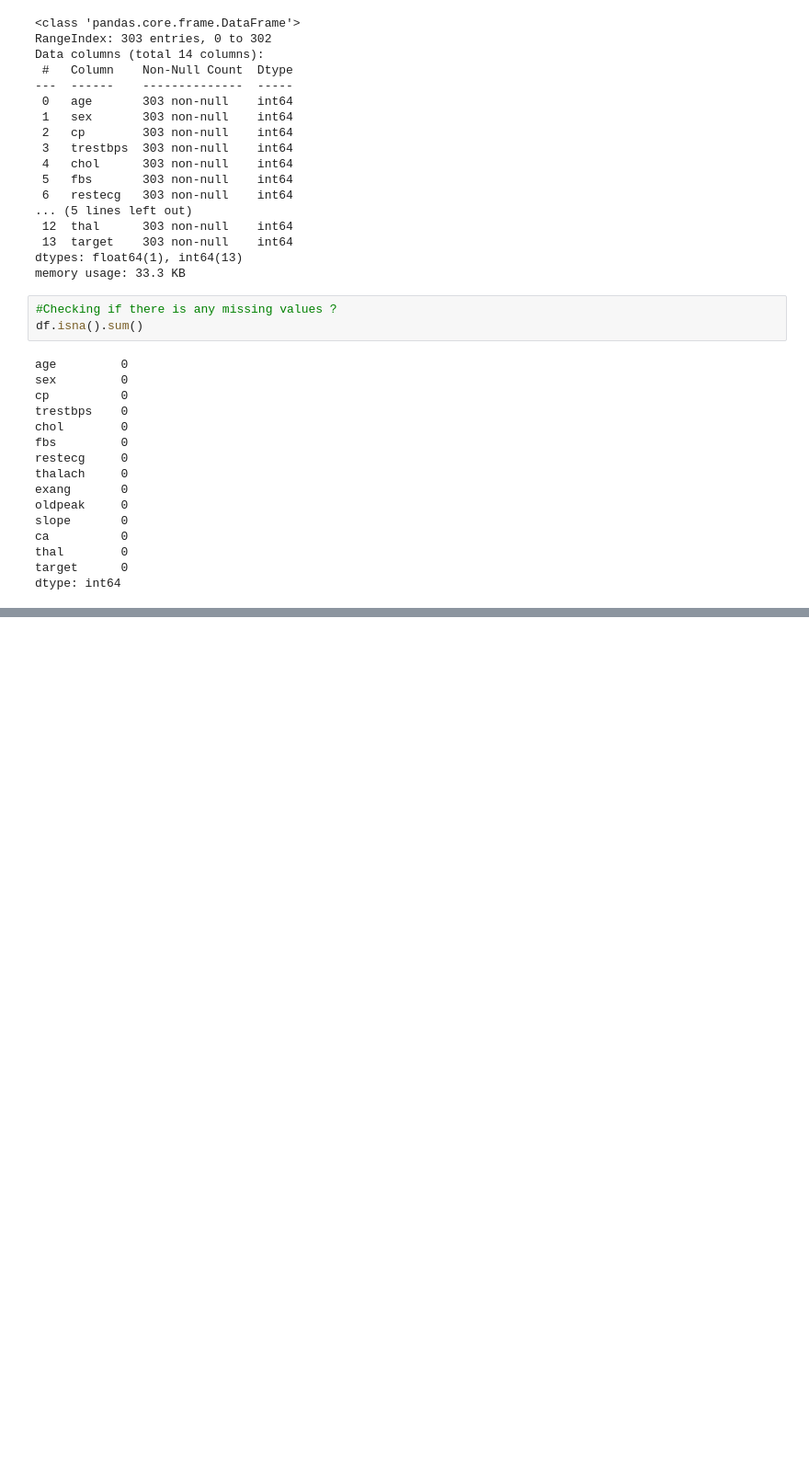
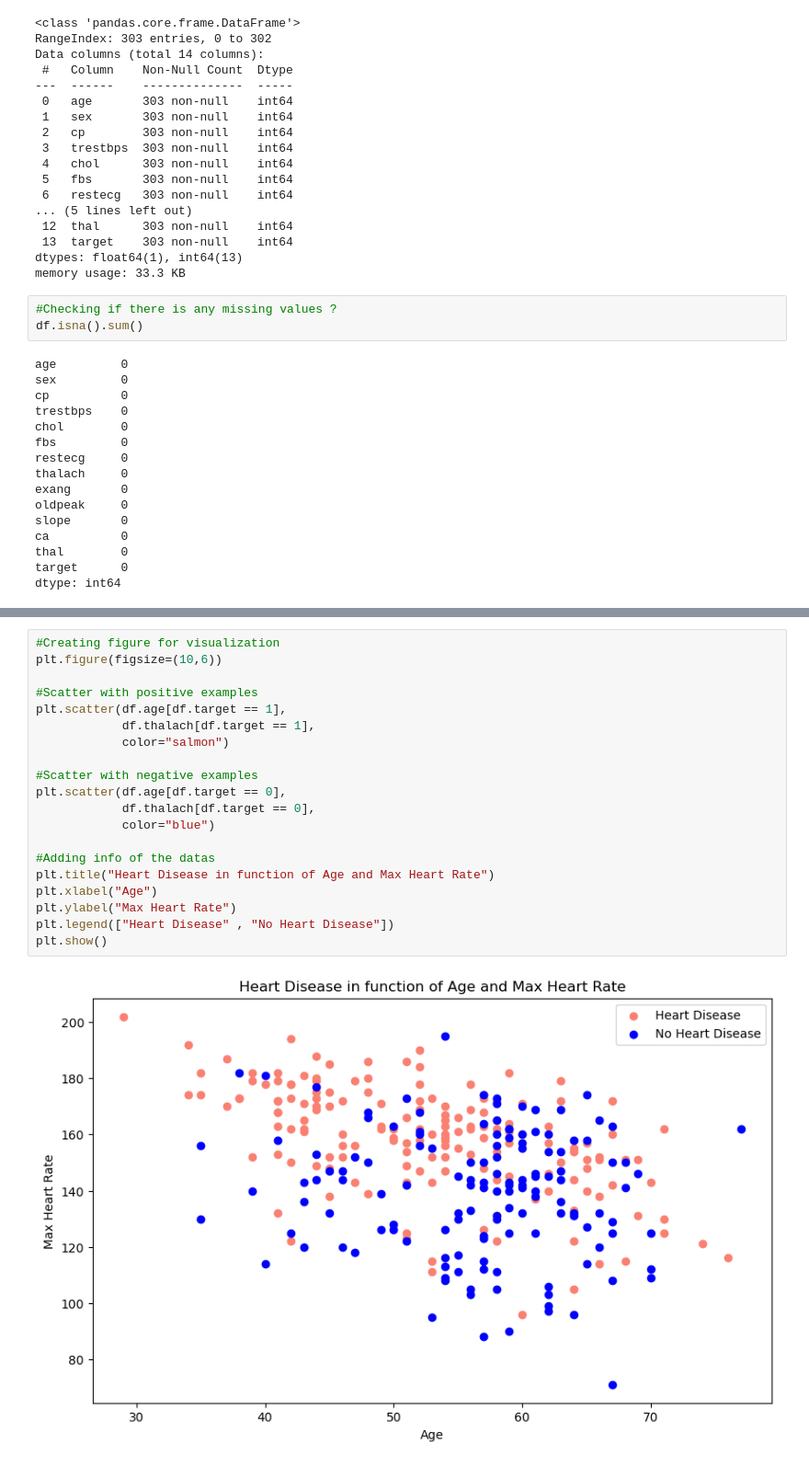
Before and after one commit to kuheli31/Heart-Disease-Detection-Model, a Jupyter notebook: Heart-Disease-Classification.ipynb, the cells around one changed output, grey strips where cells are left out. Shown at 92% size. Cells and saved outputs as stored; diff of their text form; blank space fills up the shorter version.

```diff
--- a/Heart-Disease-Classification.ipynb
+++ b/Heart-Disease-Classification.ipynb
@@ -338,0 +381,22 @@ df.describe()
+# %%
+#Creating figure for visualization
+plt.figure(figsize=(10,6))
+
+#Scatter with positive examples
+plt.scatter(df.age[df.target == 1],
+            df.thalach[df.target == 1],
+            color="salmon")
+
+#Scatter with negative examples
+plt.scatter(df.age[df.target == 0],
+            df.thalach[df.target == 0],
+            color="blue")
+
+#Adding info of the datas
+plt.title("Heart Disease in function of Age and Max Heart Rate")
+plt.xlabel("Age")
+plt.ylabel("Max Heart Rate")
+plt.legend(["Heart Disease" , "No Heart Disease"])
+plt.show()
+# %% [output]
+[figure, added]
```
Also changed, not shown: parts of 24 cells of this notebook, 2 other files.
